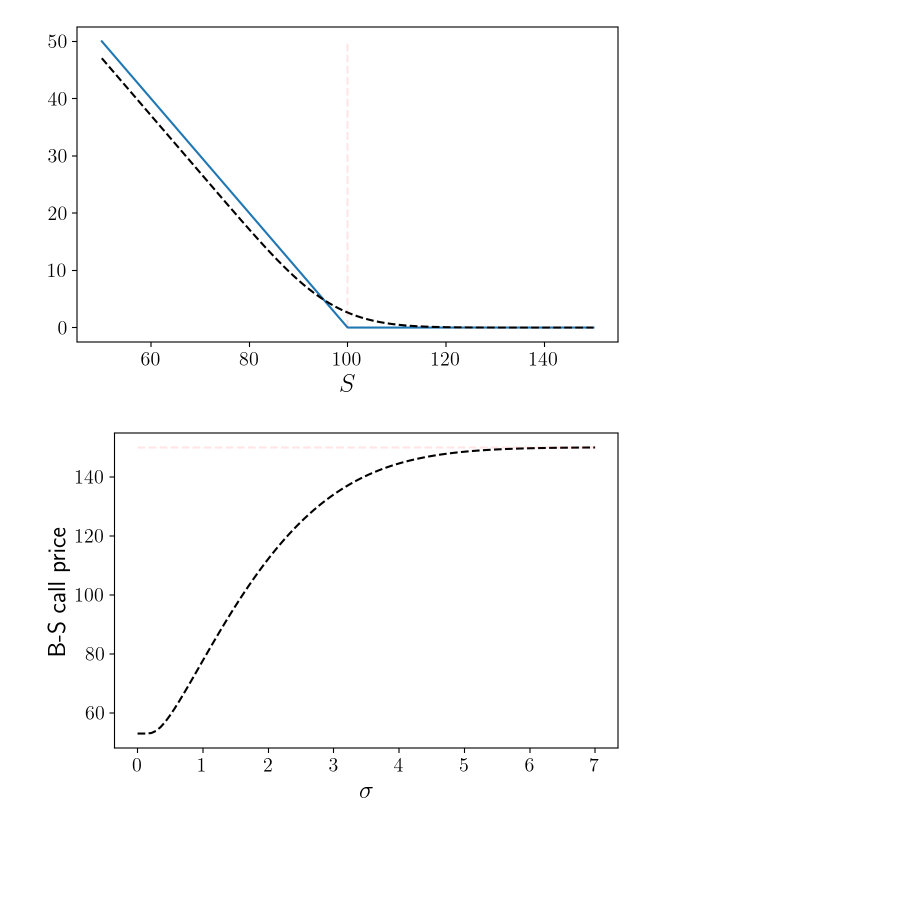
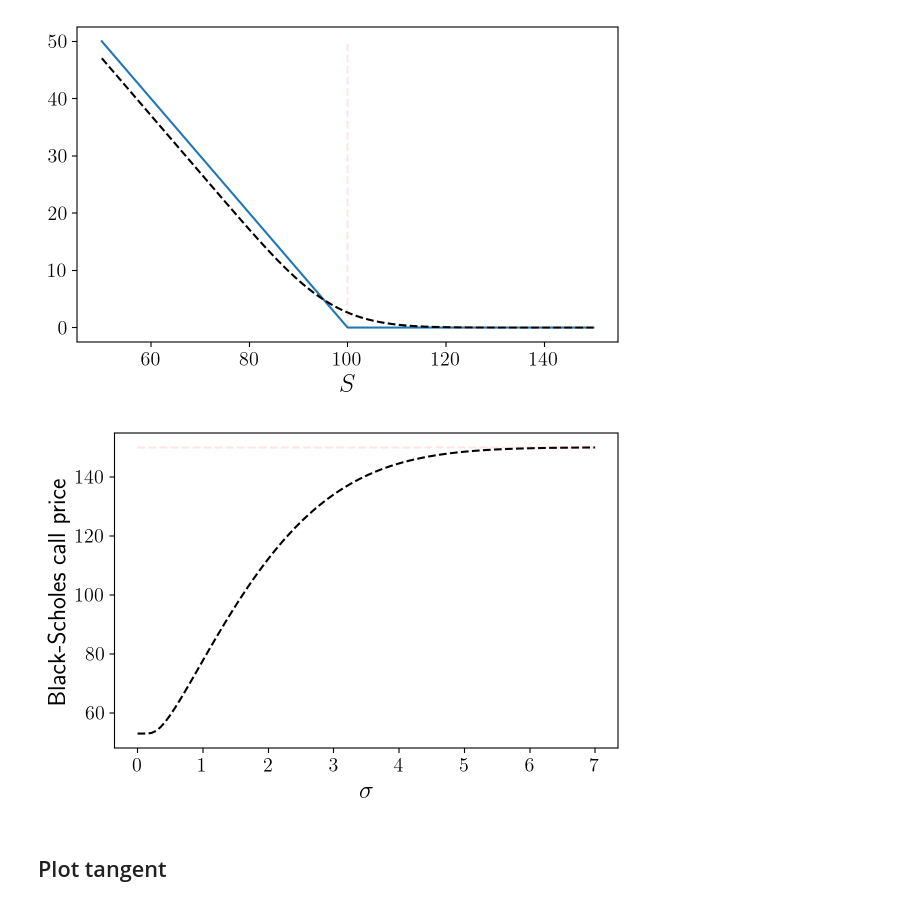
Before and after one commit to leandro-sbetancourt/oxford-financial-derivatives, a Jupyter notebook: notebooks/ch9&10-option-prices.ipynb, the cells around one changed output. Drawn from its saved outputs; the diff is of its cells as text; code cells hidden in the pictures; blank space fills up the shorter version.

```diff
--- a/notebooks/ch9&10-option-prices.ipynb
+++ b/notebooks/ch9&10-option-prices.ipynb
@@ -38,13 +38,21 @@ def call_option_payoff(K, S):
 def put_option_payoff(K, S):
     return np.maximum(K-S,0)
 # %%
-K = 100
+default_params = {
+'K' : 100,
+'t' : 0,
+'T' : 1,
+'r' : 0.03,
+'S' : 100,
+'sigma' : 0.1
+}
+
+K = default_params['K']
 S = np.linspace(start = 50,stop = 150, num = 1000)
-t = 0
-T = 1
-r = 0.03
-sigma = 0.1
-K = 100
+t = default_params['t']
+T = default_params['T']
+r = default_params['r']
+sigma = default_params['sigma']
 # %%
 prices = computeBlackScholesCallPrice(t,T,S,r,sigma,K)
 payoff = call_option_payoff(K = K, S = S)
@@ -80,18 +88,20 @@ plt.show()
 # %%
 S = 150
 sigma = np.linspace(start = 0,stop = 7, num = 100)
 prices = computeBlackScholesCallPrice(t,T,S,r,sigma,K)
 
 plt.figure()
 plt.plot(sigma, prices, linestyle = '--', color='black')
 plt.hlines(y = S, xmin = 0, xmax = np.max(sigma), color = 'r', linestyles='--', alpha = 0.1)
 #plt.hlines(y = S-K, xmin = 0, xmax = np.max(sigma), color = 'r', linestyles='--', alpha = 0.1)
 resolution_value = 50
 plt.tight_layout()
 plt.xlabel(r'$\sigma$',  fontsize=18)
-plt.ylabel('B-S call price',  fontsize=18)
+plt.ylabel('Black-Scholes call price',  fontsize=18)
 plt.tight_layout()
 plt.savefig('../figures/call-price-as-a-fct-of-vol.pdf', format="pdf", dpi=resolution_value)
 plt.show()
 # %% [output]
-[figure, old version]
+[figure, new version]
+# %% [markdown]
+## Plot tangent
```
Also changed, not shown: parts of 11 cells of this notebook.
